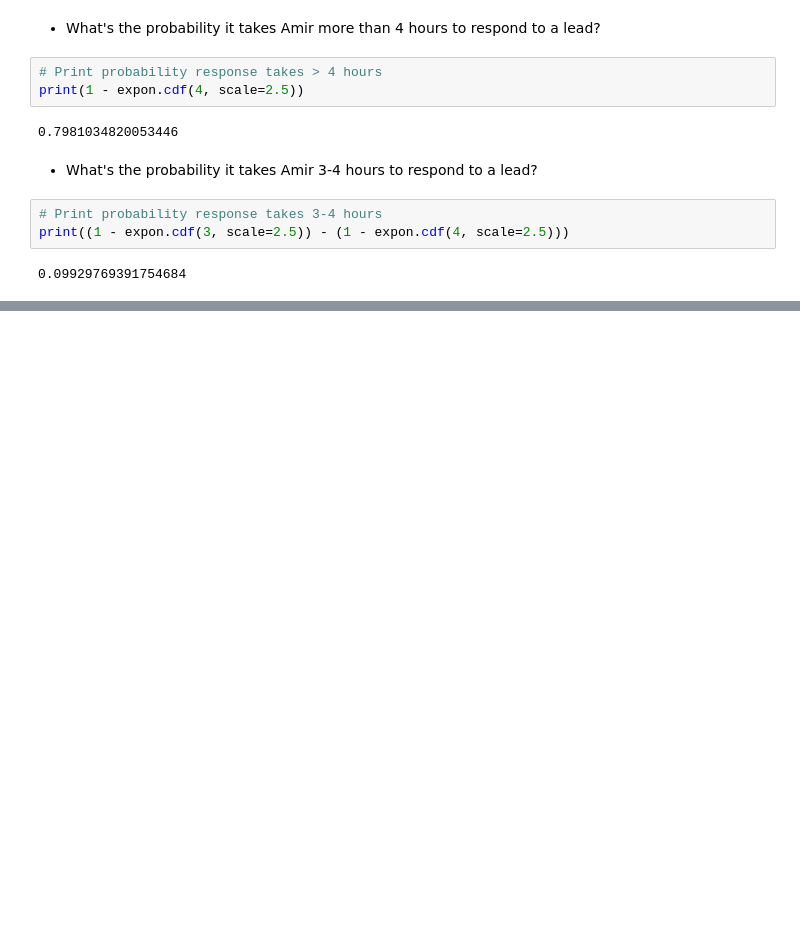
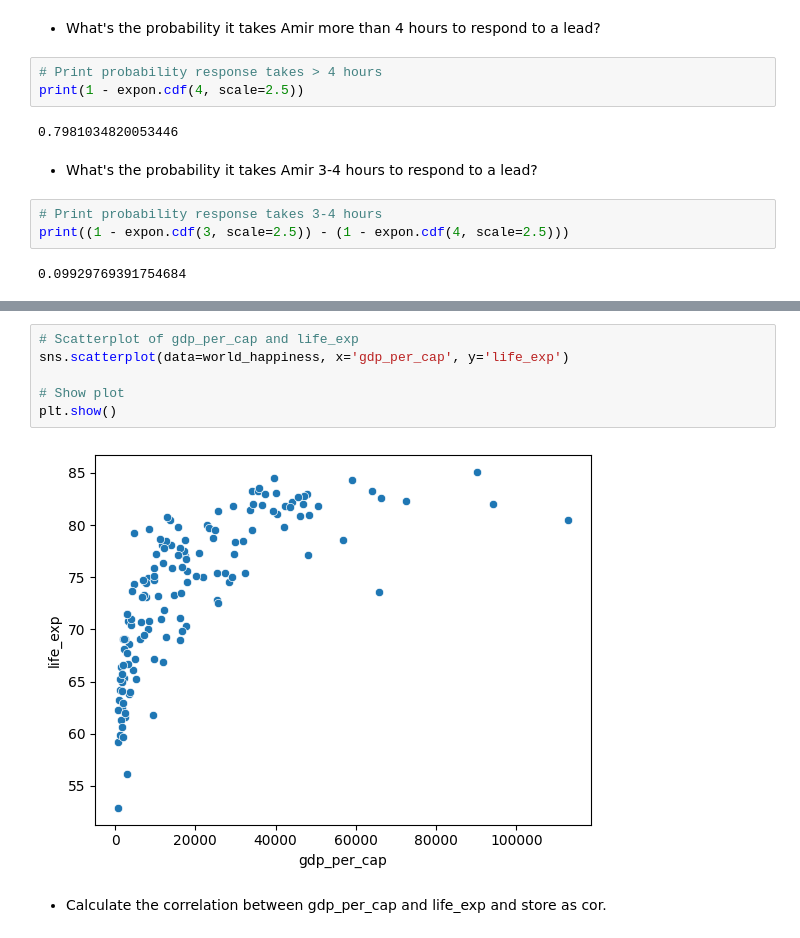
Before and after one commit to petsereypanha/python_data, a Jupyter notebook: introduction/Statistics.ipynb, the cells around one changed output, grey strips where cells are left out. Cells and saved outputs as stored; diff of their text form; blank space fills up the shorter version.

```diff
--- a/introduction/Statistics.ipynb
+++ b/introduction/Statistics.ipynb
@@ -840,0 +892,10 @@ print((1 - expon.cdf(3, scale=2.5)) - (1 - expon.cdf(4, scale=2.5)))
+# %%
+# Scatterplot of gdp_per_cap and life_exp
+sns.scatterplot(data=world_happiness, x='gdp_per_cap', y='life_exp')
+
+# Show plot
+plt.show()
+# %% [output]
+[figure, added]
+# %% [markdown]
+- Calculate the correlation between gdp_per_cap and life_exp and store as cor.
```
Also changed, not shown: parts of 15 cells of this notebook, 1 other file.
